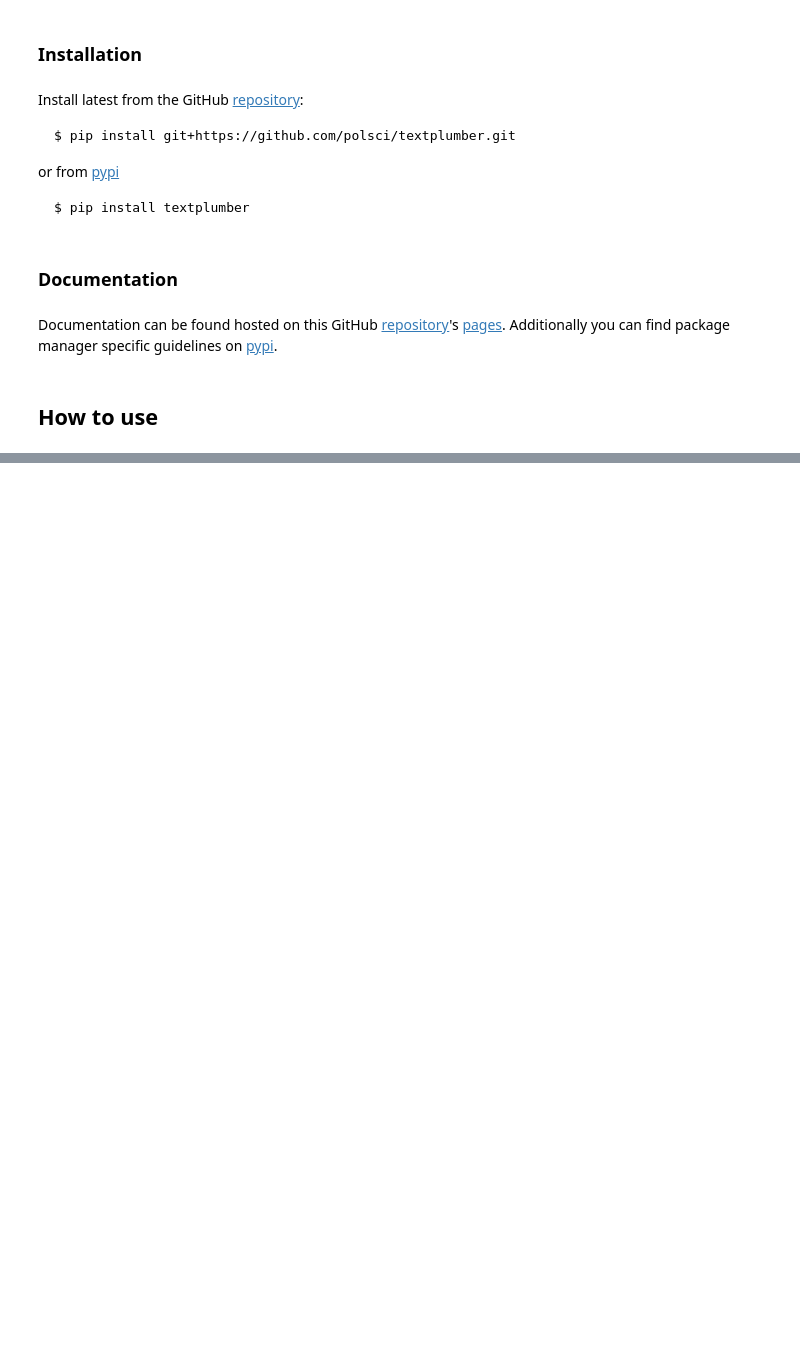
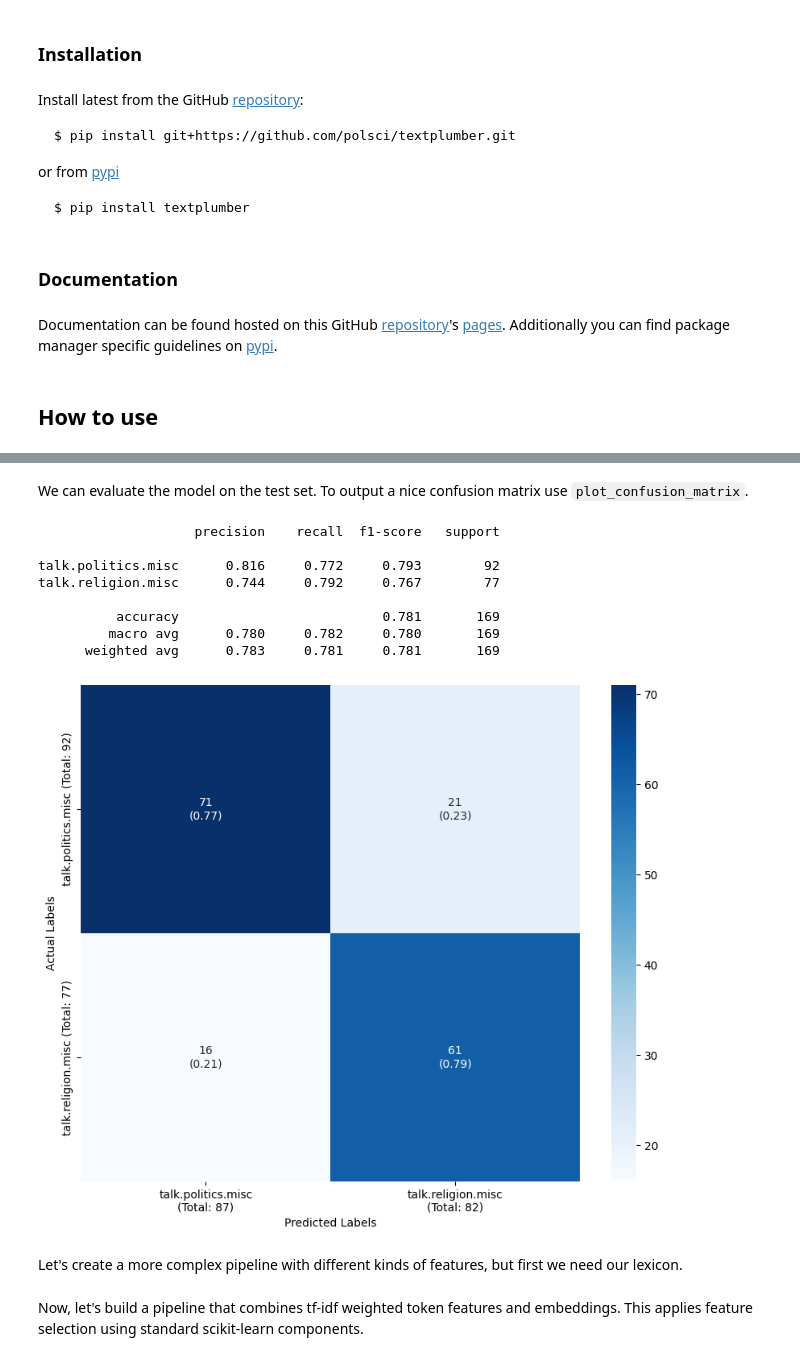
Before and after one commit to polsci/textplumber, a Jupyter notebook: nbs/index.ipynb, the cells around one changed output, grey strips where cells are left out. Saved outputs shown, nothing was run; the diff lists cells and outputs as text; code cells hidden in the pictures; blank space fills up the shorter version.

```diff
--- a/nbs/index.ipynb
+++ b/nbs/index.ipynb
@@ -62,0 +67,17 @@ Fill me in please! Don't forget code examples:
+# %%
+from sklearn.datasets import fetch_20newsgroups
+import pandas as pd
+
+cats = ['talk.politics.misc', 'talk.religion.misc']
+dataset = fetch_20newsgroups(subset='train', remove=('headers', 'footers', 'quotes'), categories=cats)
+
+X_train, X_test, y_train, y_test = train_test_split(dataset.data, dataset.target, test_size = 0.2, random_state=42)
+
+target_names = dataset.target_names
+target_classes = list(range(len(target_names)))
+
+df = pd.DataFrame(list(zip(y_train, X_train)), columns =['label', 'text'])
+df['label'] = df['label'].apply(lambda x: target_names[x])
+
+pd.set_option('display.max_colwidth', 100)
+display(df.head(15))
@@ -62,0 +103,2 @@ Fill me in please! Don't forget code examples:
+# %%
+feature_store = TextFeatureStore(path='../test-data/test_feature_store.sqlite')
@@ -62,0 +110,9 @@ Fill me in please! Don't forget code examples:
+# %%
+pipeline = Pipeline([
+    ('cleaner', TextCleaner(strip_whitespace=True)),
+    ('preprocessor', SpacyPreprocessor(feature_store=feature_store)),
+    ('tokens', TokensVectorizer(feature_store=feature_store, lowercase=True, max_features=1000, remove_punctuation = True, remove_numbers=True, min_token_length=2)),
+    ('classifier', MultinomialNB()),
+], verbose=True)
+
+display(pipeline)
@@ -62,0 +134,2 @@ Fill me in please! Don't forget code examples:
+# %%
+pipeline.fit(X_train, y_train)
@@ -62,0 +151,18 @@ Fill me in please! Don't forget code examples:
+# %% [markdown]
+We can evaluate the model on the test set. To output a nice confusion matrix use `plot_confusion_matrix`.
+# %%
+y_pred = pipeline.predict(X_test)
+print(classification_report(y_test, y_pred, labels = target_classes, target_names = target_names, digits=3))
+plot_confusion_matrix(y_test, y_pred, target_classes, target_names)
+# %% [output]
+                    precision    recall  f1-score   support
+
+talk.politics.misc      0.816     0.772     0.793        92
+talk.religion.misc      0.744     0.792     0.767        77
+
+          accuracy                          0.781       169
+         macro avg      0.780     0.782     0.780       169
+      weighted avg      0.783     0.781     0.781       169
+[figure, added]
+# %% [markdown]
+Let's create a more complex pipeline with different kinds of features, but first we need our lexicon.
@@ -62,0 +171,2 @@ Fill me in please! Don't forget code examples:
+# %% [markdown]
+Now, let's build a pipeline that combines tf-idf weighted token features and embeddings. This applies feature selection using standard scikit-learn components.
```
Also changed, not shown: parts of 27 cells of this notebook.
